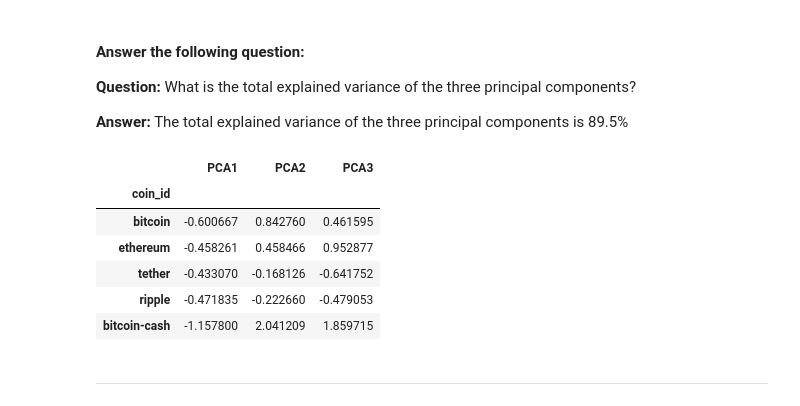
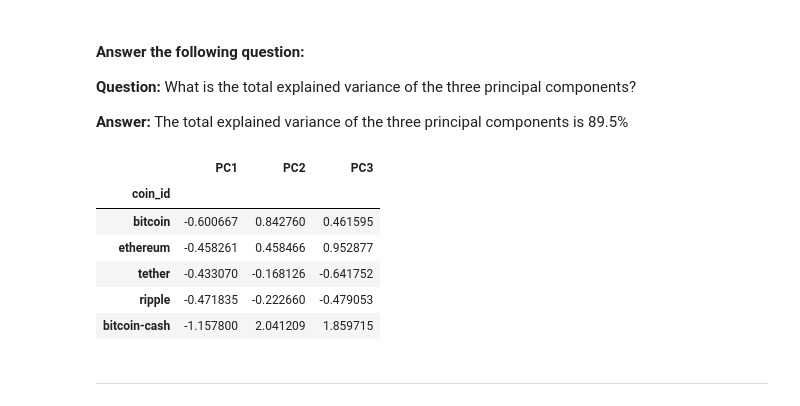
Before and after one commit to 87gru/CryptoClustering, a Jupyter notebook: Crypto_Clustering.ipynb, the cells around one changed output. Drawn from its saved outputs; the diff is of its cells as text; code cells hidden in the pictures.

```diff
--- a/Crypto_Clustering.ipynb
+++ b/Crypto_Clustering.ipynb
@@ -219,12 +219,12 @@ array([0.3719856 , 0.34700813, 0.17603793])
 **Answer:** The total explained variance of the three principal components is 89.5%
 # %%
 # Create a new DataFrame with the PCA data. Copy the crypto names from the original scaled DataFrame, set as index
-df_market_data_pca = pd.DataFrame(crypto_pca, index= crypto_scaled_df.index, columns= ['PCA1','PCA2','PCA3'])
+df_market_data_pca = pd.DataFrame(crypto_pca, index= crypto_scaled_df.index, columns= ['PC1','PC2','PC3'])
 
 # Display the scaled PCA DataFrame
 df_market_data_pca.head()
 # %% [output]
-|  | PCA1 | PCA2 | PCA3 |
+|  | PC1 | PC2 | PC3 |
 | coin_id |  |  |  |
 | bitcoin | -0.600667 | 0.842760 | 0.461595 |
 | ethereum | -0.458261 | 0.458466 | 0.952877 |
```
Also changed, not shown: parts of 3 cells of this notebook, 2 other files.
